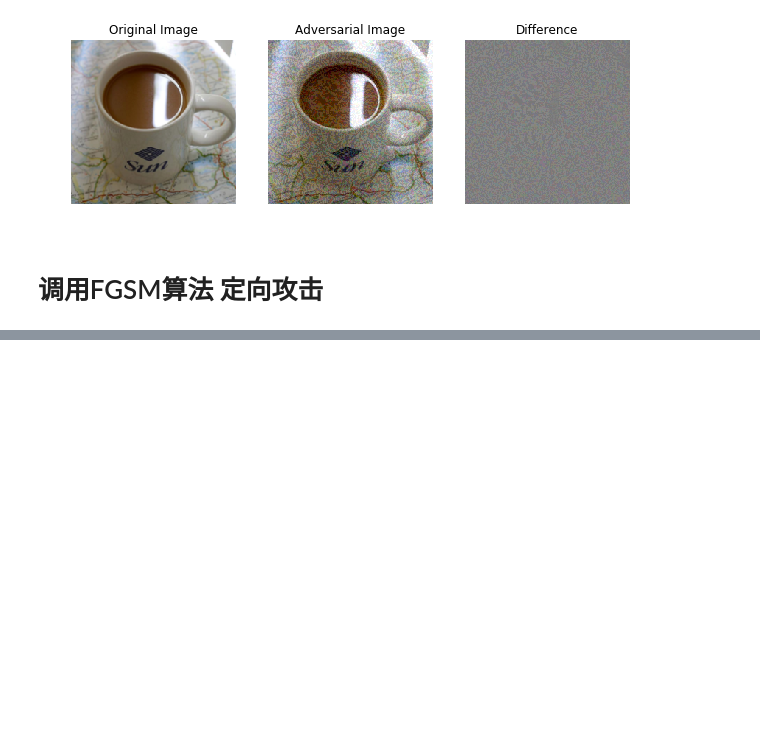
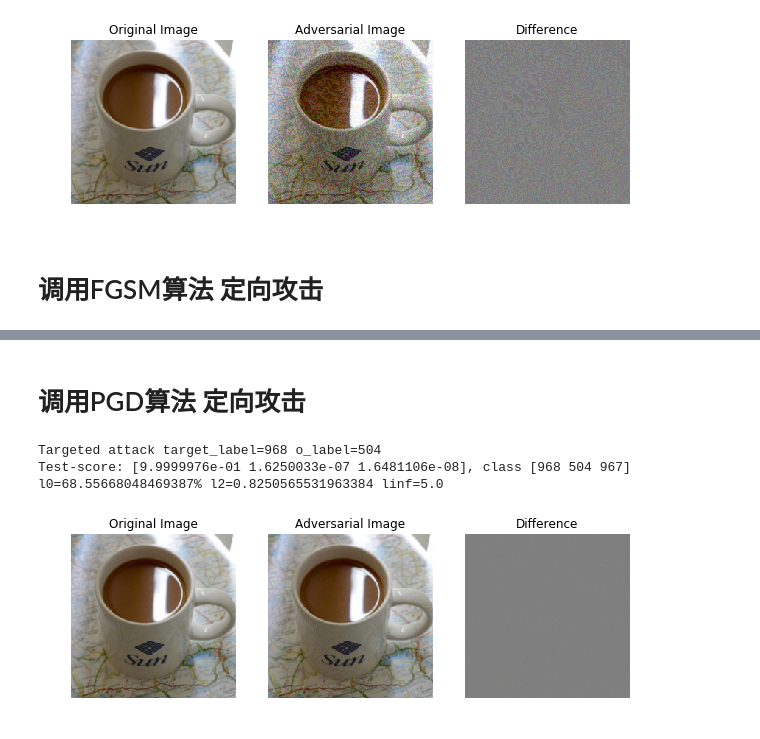
Before and after one commit to advboxes/AdvBox, a Jupyter notebook: sdk_demo.ipynb, the cells around one changed output, grey strips where cells are left out. Cells and saved outputs as stored; diff of their text form; code cells hidden in the pictures; blank space fills up the shorter version.

```diff
--- a/sdk_demo.ipynb
+++ b/sdk_demo.ipynb
@@ -166,0 +198,30 @@ Test-score: [0.17699091 0.10637477 0.09061225], class [849 725 111]
+# %% [markdown]
+# 调用PGD算法 定向攻击
+# %%
+img_path = "mug227.png"
+img=process_img(img_path)
+
+#生成对抗样本
+#step_size控制了扰动的大小
+adv=PGD(adv_program=adv_program,eval_program=eval_program,gradients=gradients,o=img,
+         input_layer=input_layer,output_layer=out,step_size=1.0/256.0,iteration=20,isTarget=True,target_label=968)
+
+
+result = exe.run(eval_program,
+                 fetch_list=fetch_list,
+                 feed={ 'image':adv })
+result = result[0][0]
+
+pred_label = np.argsort(result)[::-1][:TOPK]
+
+print("Test-score: {0}, class {1}".format(result[pred_label], pred_label))
+sys.stdout.flush()
+
+adv_img=tensor2img(adv)
+
+show_images_diff(o_img,adv_img)
+# %% [output]
+Targeted attack target_label=968 o_label=504
+Test-score: [9.9999976e-01 1.6250033e-07 1.6481106e-08], class [968 504 967]
+l0=68.55668048469387% l2=0.8250565531963384 linf=5.0
+[figure, added]
```
Also changed, not shown: parts of 6 cells of this notebook, 2 other files.
